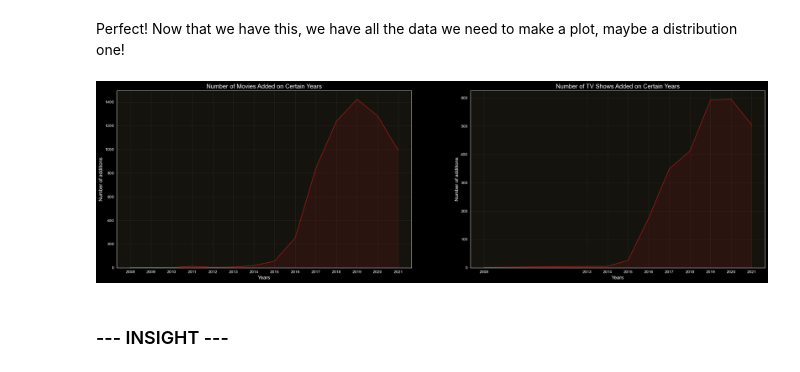
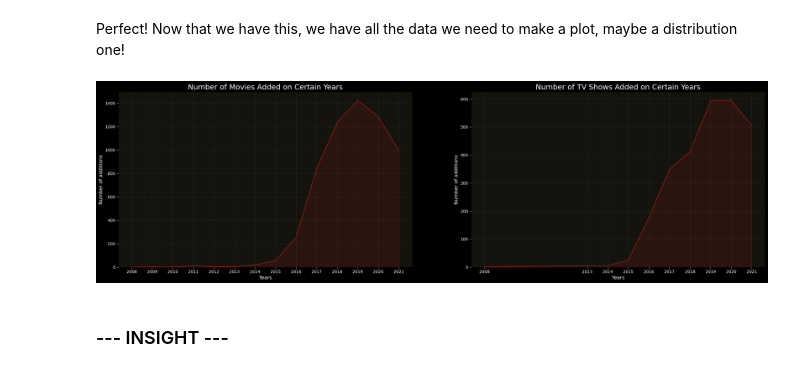
Before and after one commit to imelinc/eda-project, a Jupyter notebook: eda-project.ipynb, the cells around one changed output. Drawn from its saved outputs; the diff is of its cells as text; code cells hidden in the pictures.

```diff
--- a/eda-project.ipynb
+++ b/eda-project.ipynb
@@ -439,32 +439,34 @@ Perfect! Now that we have this, we have all the data we need to make a plot, may
 # %%
 fig, (ax1,ax2) = plt.subplots(ncols=2,
                               nrows= 1,
                               figsize=(23,7),
                               facecolor = "#000000")
 
 # Now we plot the data
 df_movie_years.plot(x="year", y="count", ax=ax1, color="#7F1A1A", kind="area", legend=False, alpha = 0.2)
 df_movie_years.plot(x="year", y="count", ax=ax1, color="#A11919", kind="line", legend=False)
-ax1.set_title("Number of Movies Added on Certain Years", fontsize = 15)
-ax1.set_xlabel("Years", fontsize = 12)
+ax1.set_title("Number of Movies Added on Certain Years", fontsize = 18, color="white")
+ax1.set_xlabel("Years", fontsize = 12, color = "white")
 ax1.set_xticks(df_movie_years["year"])
-ax1.set_ylabel("Number of additions", fontsize = 12)
+ax1.set_ylabel("Number of additions", fontsize = 12, color= "white")
 ax1.set_facecolor("#15130d")
+ax1.tick_params(colors="white")
 ax1.grid(True, color="white", alpha = 0.1)
 
 df_shows_years.plot(x="year", y="count", ax=ax2, color="#7F1A1A", kind="area", legend=False, alpha = 0.2)
 df_shows_years.plot(x="year", y="count", ax=ax2, color="#A11919", kind="line", legend=False)
-ax2.set_title("Number of TV Shows Added on Certain Years", fontsize = 15)
-ax2.set_xlabel("Years", fontsize = 12)
-ax2.set_ylabel("Number of additions", fontsize = 12)
+ax2.set_title("Number of TV Shows Added on Certain Years", fontsize = 18, color="white")
+ax2.set_xlabel("Years", fontsize = 12, color = "white")
+ax2.set_ylabel("Number of additions", fontsize = 12, color="white")
 ax2.set_xticks(df_shows_years["year"])
 ax2.set_facecolor("#15130d")
+ax2.tick_params(colors="white")
 ax2.grid(True, color="white", alpha = 0.1)
 
 plt.tight_layout()
 plt.subplots_adjust(wspace=0.2)
 # %% [output]
-[figure, old version]
+[figure, new version]
 # %% [markdown]
 ### --- INSIGHT ---
 # %% [markdown]
```
Also changed, not shown: parts of 4 cells of this notebook.
